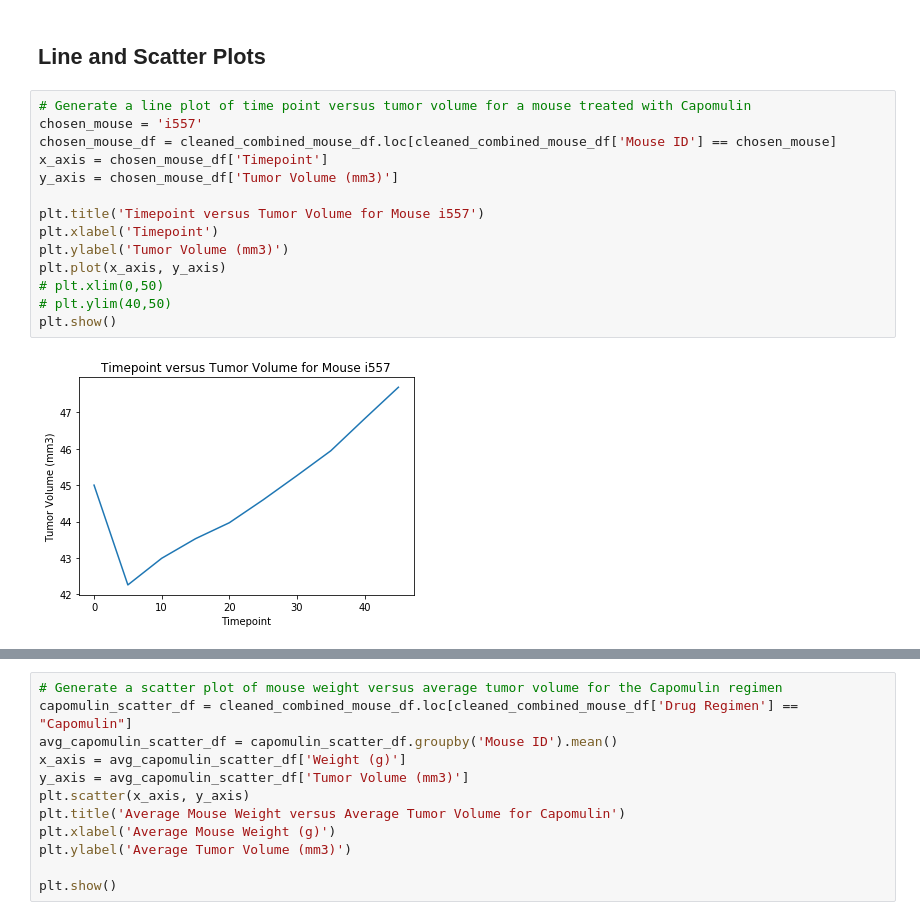
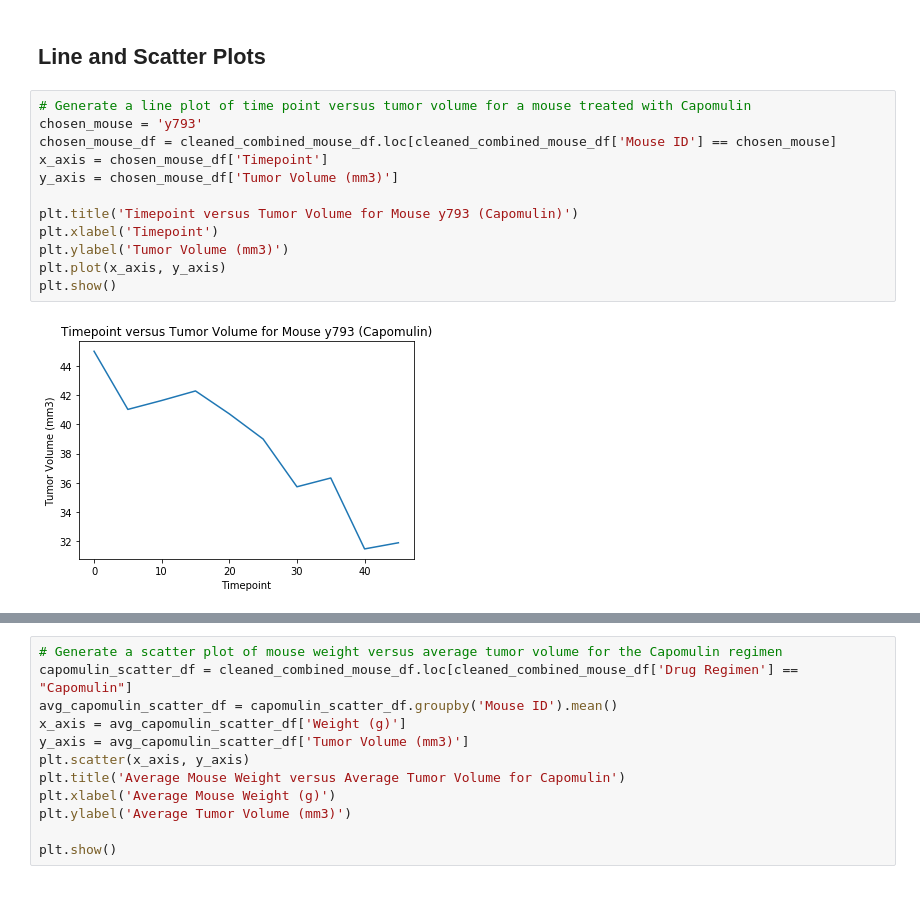
Before and after one commit to blt1339/matplotlib-challenge, a Jupyter notebook: Pymaceuticals/pymaceuticals.ipynb, the cells around one changed output, grey strips where cells are left out. Drawn from its saved outputs; the diff is of its cells as text.

```diff
--- a/Pymaceuticals/pymaceuticals.ipynb
+++ b/Pymaceuticals/pymaceuticals.ipynb
@@ -536,17 +585,15 @@ plt.show()
 ## Line and Scatter Plots
 # %%
 # Generate a line plot of time point versus tumor volume for a mouse treated with Capomulin
-chosen_mouse = 'i557'
+chosen_mouse = 'y793'
 chosen_mouse_df = cleaned_combined_mouse_df.loc[cleaned_combined_mouse_df['Mouse ID'] == chosen_mouse]
 x_axis = chosen_mouse_df['Timepoint']
 y_axis = chosen_mouse_df['Tumor Volume (mm3)']
 
-plt.title('Timepoint versus Tumor Volume for Mouse i557')
+plt.title('Timepoint versus Tumor Volume for Mouse y793 (Capomulin)')
 plt.xlabel('Timepoint')
 plt.ylabel('Tumor Volume (mm3)')
 plt.plot(x_axis, y_axis)
-# plt.xlim(0,50)
-# plt.ylim(40,50)
 plt.show()
 # %% [output]
-[figure, old version]
+[figure, new version]
```
Also changed, not shown: parts of 26 cells of this notebook.
